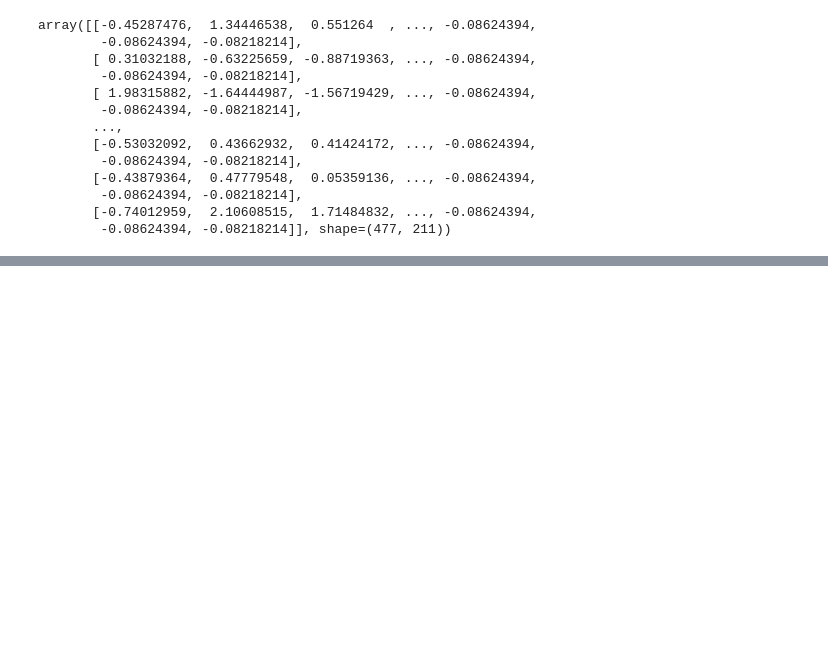
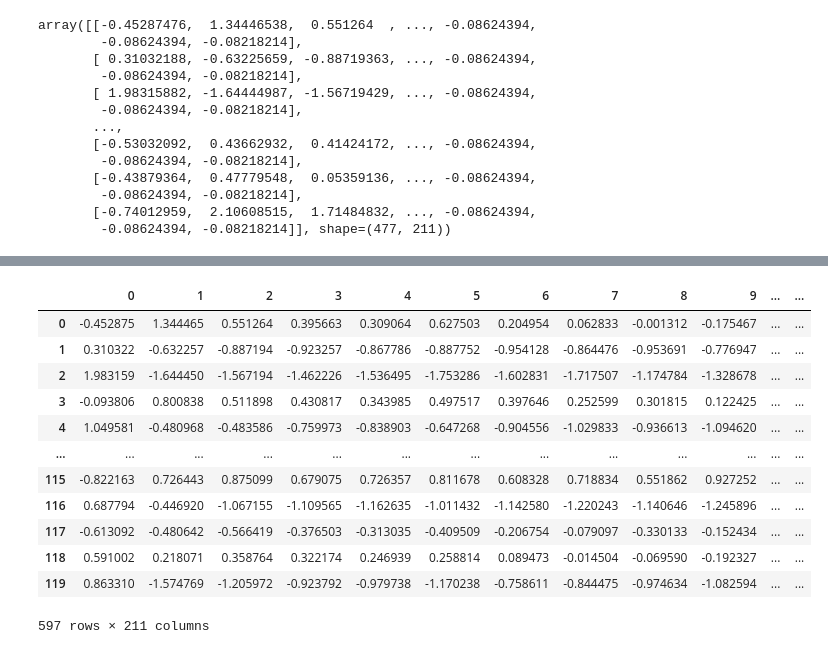
Before and after one commit to Me-Pasha/drug-induced-autoimmunity, a Jupyter notebook: drug induced autoimmunity prediction .ipynb, the cells around one changed output, grey strips where cells are left out. Cells and saved outputs as stored; diff of their text form; code cells hidden in the pictures; blank space fills up the shorter version.

```diff
--- a/drug induced autoimmunity prediction .ipynb
+++ b/drug induced autoimmunity prediction .ipynb
@@ -497,0 +442,18 @@ weighted avg       0.78      0.78      0.78       120
+# %%
+X_scaled = pd.concat([pd.DataFrame(X_train_scaled), pd.DataFrame(X_test_scaled)])
+# pd.DataFrame(X_train_scaled)
+X_scaled
+# %% [output]
+|  | 0 | 1 | 2 | 3 | 4 | 5 | 6 | 7 | 8 | 9 | ... | ... |
+| 0 | -0.452875 | 1.344465 | 0.551264 | 0.395663 | 0.309064 | 0.627503 | 0.204954 | 0.062833 | -0.001312 | -0.175467 | ... | ... |
+| 1 | 0.310322 | -0.632257 | -0.887194 | -0.923257 | -0.867786 | -0.887752 | -0.954128 | -0.864476 | -0.953691 | -0.776947 | ... | ... |
+| 2 | 1.983159 | -1.644450 | -1.567194 | -1.462226 | -1.536495 | -1.753286 | -1.602831 | -1.717507 | -1.174784 | -1.328678 | ... | ... |
+| 3 | -0.093806 | 0.800838 | 0.511898 | 0.430817 | 0.343985 | 0.497517 | 0.397646 | 0.252599 | 0.301815 | 0.122425 | ... | ... |
+| 4 | 1.049581 | -0.480968 | -0.483586 | -0.759973 | -0.838903 | -0.647268 | -0.904556 | -1.029833 | -0.936613 | -1.094620 | ... | ... |
+| ... | ... | ... | ... | ... | ... | ... | ... | ... | ... | ... | ... | ... |
+| 115 | -0.822163 | 0.726443 | 0.875099 | 0.679075 | 0.726357 | 0.811678 | 0.608328 | 0.718834 | 0.551862 | 0.927252 | ... | ... |
+| 116 | 0.687794 | -0.446920 | -1.067155 | -1.109565 | -1.162635 | -1.011432 | -1.142580 | -1.220243 | -1.140646 | -1.245896 | ... | ... |
+| 117 | -0.613092 | -0.480642 | -0.566419 | -0.376503 | -0.313035 | -0.409509 | -0.206754 | -0.079097 | -0.330133 | -0.152434 | ... | ... |
+| 118 | 0.591002 | 0.218071 | 0.358764 | 0.322174 | 0.246939 | 0.258814 | 0.089473 | -0.014504 | -0.069590 | -0.192327 | ... | ... |
+| 119 | 0.863310 | -1.574769 | -1.205972 | -0.923792 | -0.979738 | -1.170238 | -0.758611 | -0.844475 | -0.974634 | -1.082594 | ... | ... |
+597 rows × 211 columns
```
Also changed, not shown: parts of 27 cells of this notebook.
